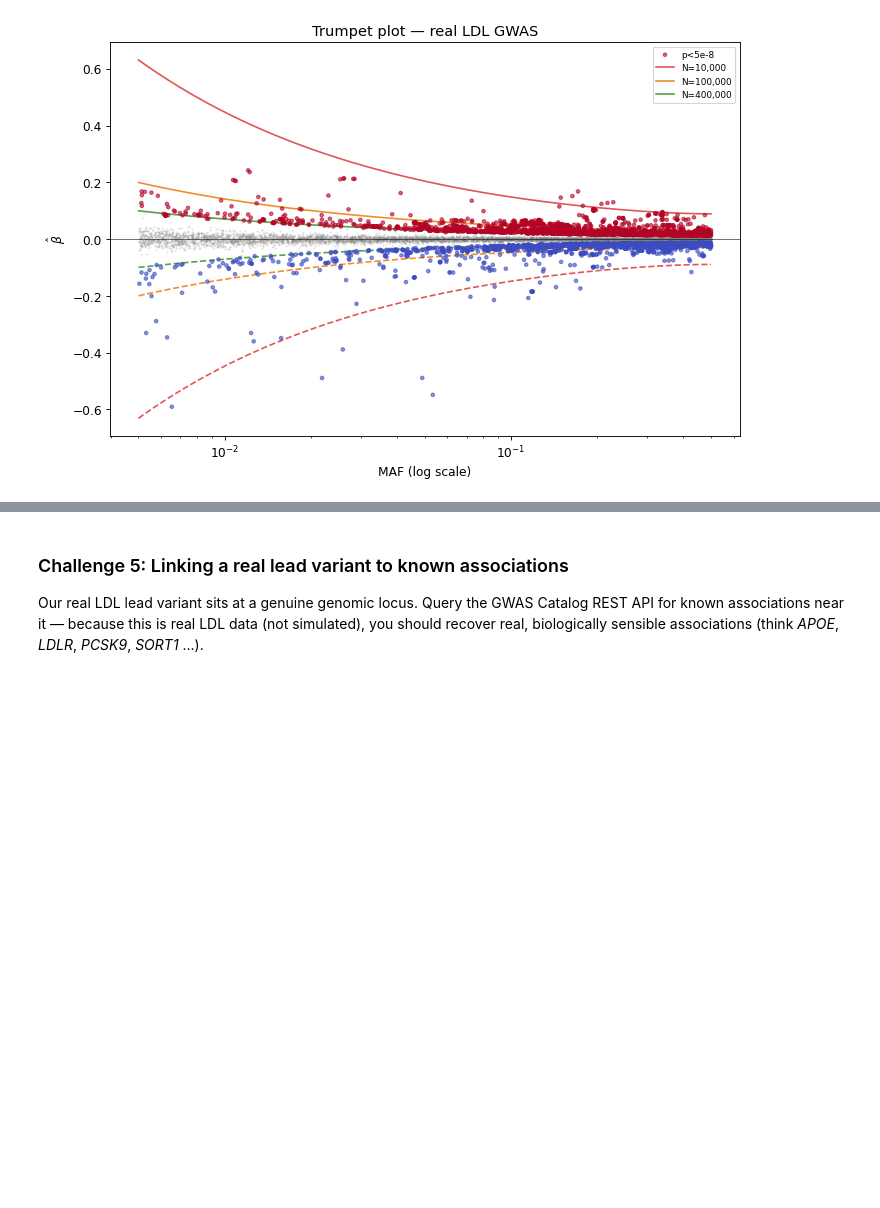
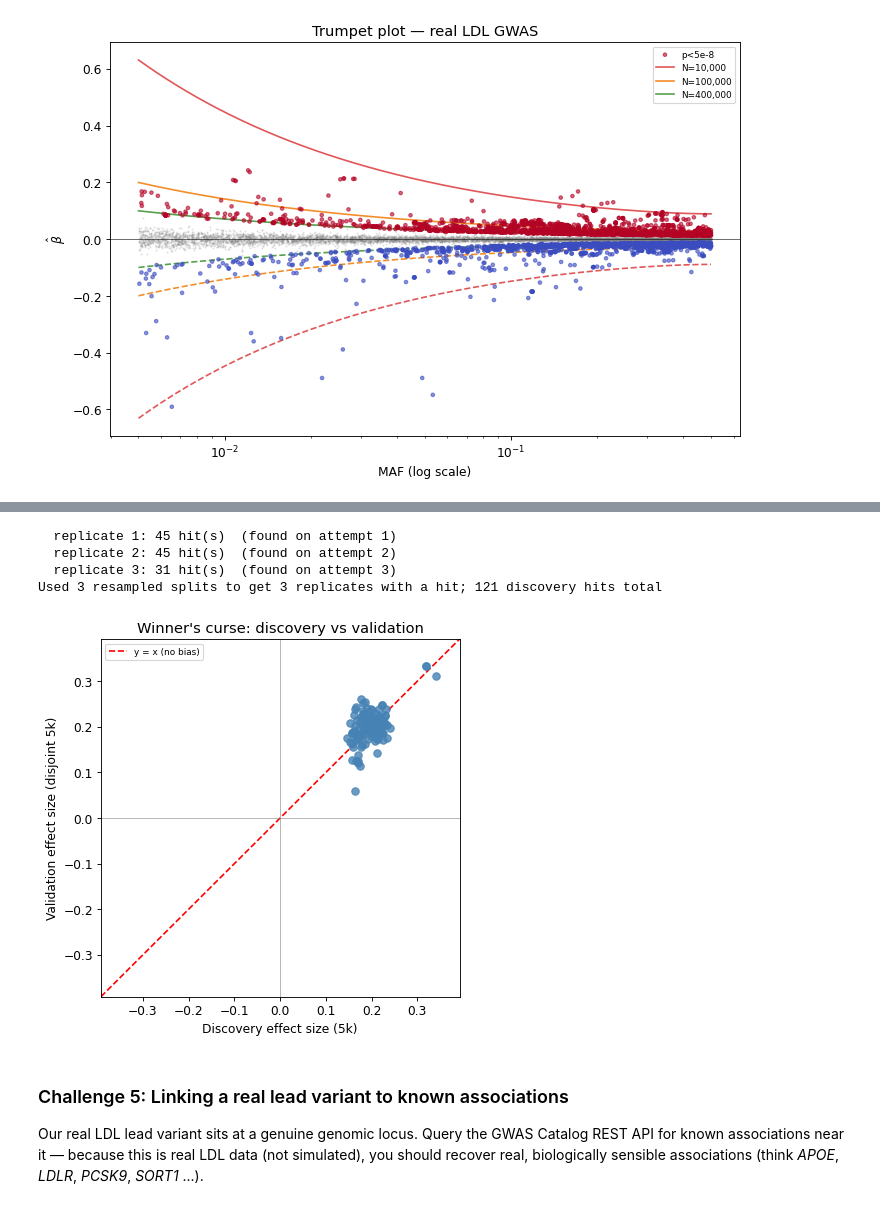
Before and after one commit to BNTechie/smartbiomed_practicals_2026, a Jupyter notebook: session2/run.ipynb, the cells around one changed output, grey strips where cells are left out. Cells and saved outputs as stored; diff of their text form; code cells hidden in the pictures; blank space fills up the shorter version.

```diff
--- a/session2/run.ipynb
+++ b/session2/run.ipynb
@@ -694,3 +649,43 @@ Discovery hits: 1
+# %%
+rng = np.random.default_rng(0)
+def _covs(idx):
+    return np.column_stack([(age[idx]-age.mean())/age.std(), sex[idx]])
+
+disc_betas, val_betas = [], []
+n_rep, n_attempt = 0, 0
+while n_rep < 3:
+    n_attempt += 1
+    perm = rng.permutation(N)
+    disc, val = perm[:5000], perm[5000:]
+    bd, _, pd = run_gwas(y_cont[disc], G_qc[disc], _covs(disc))
+    hits = np.where(pd < 5e-8)[0]
+    if len(hits) == 0:
+        continue
+    bv, _, _ = run_gwas(y_cont[val], G_qc[:, hits][val], _covs(val))
+    disc_betas.extend(bd[hits]); val_betas.extend(bv)
+    n_rep += 1
+    print(f"  replicate {n_rep}: {len(hits)} hit(s)  (found on attempt {n_attempt})")
+
+disc_betas = np.array(disc_betas); val_betas = np.array(val_betas)
+print(f"Used {n_attempt} resampled splits to get 3 replicates with a hit; "
+      f"{len(disc_betas)} discovery hits total")
+
+lim = np.abs(np.r_[disc_betas, val_betas]).max() * 1.15
+fig, ax = plt.subplots(figsize=(5.5, 5.5))
+ax.scatter(disc_betas, val_betas, s=45, alpha=0.8, color='steelblue', zorder=3)
+ax.plot([-lim, lim], [-lim, lim], 'r--', label='y = x (no bias)')
+ax.axhline(0, color='grey', lw=0.5); ax.axvline(0, color='grey', lw=0.5)
+ax.set_xlim(-lim, lim); ax.set_ylim(-lim, lim)
+ax.set_xlabel('Discovery effect size (5k)'); ax.set_ylabel('Validation effect size (disjoint 5k)')
+ax.set_title("Winner's curse: discovery vs validation"); ax.legend(fontsize=8)
+plt.tight_layout(); plt.show()
+# Validation effects tend to sit closer to zero (below |y=x|) → winner's curse.
+# %% [output]
+  replicate 1: 45 hit(s)  (found on attempt 1)
+  replicate 2: 45 hit(s)  (found on attempt 2)
+  replicate 3: 31 hit(s)  (found on attempt 3)
+Used 3 resampled splits to get 3 replicates with a hit; 121 discovery hits total
+[figure, added]
 # %% [markdown]
 ### Challenge 5: Linking a real lead variant to known associations
 
```
Also changed, not shown: parts of 3 cells of this notebook, 9 other files.
